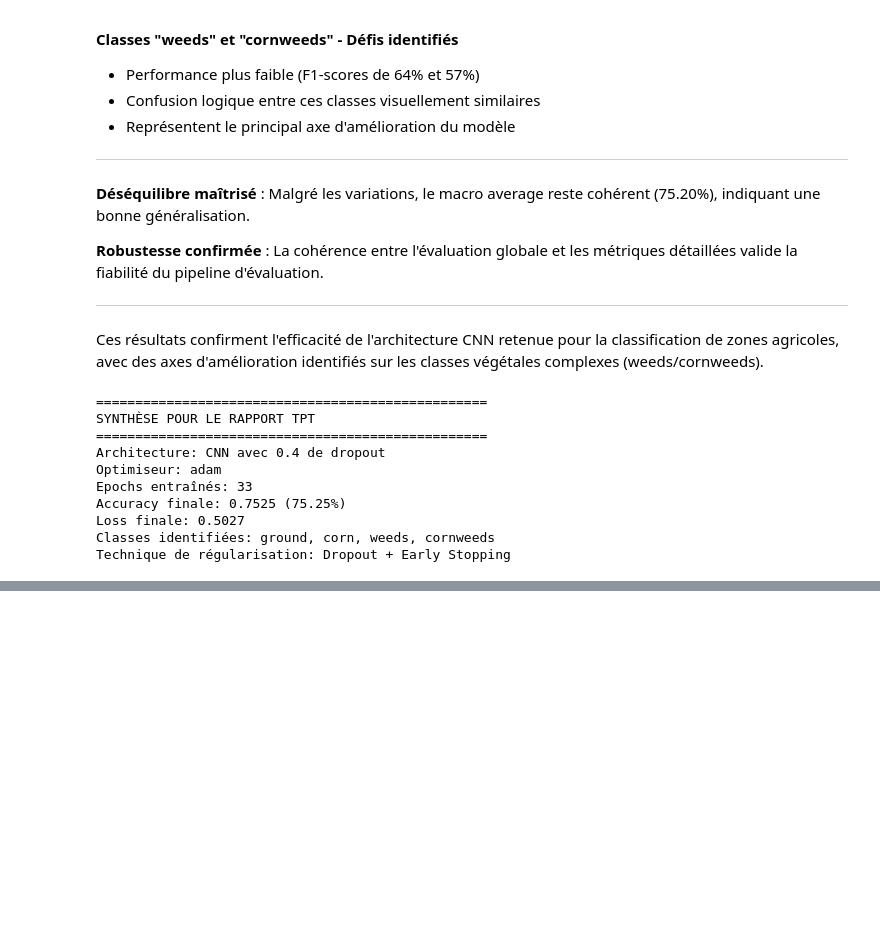
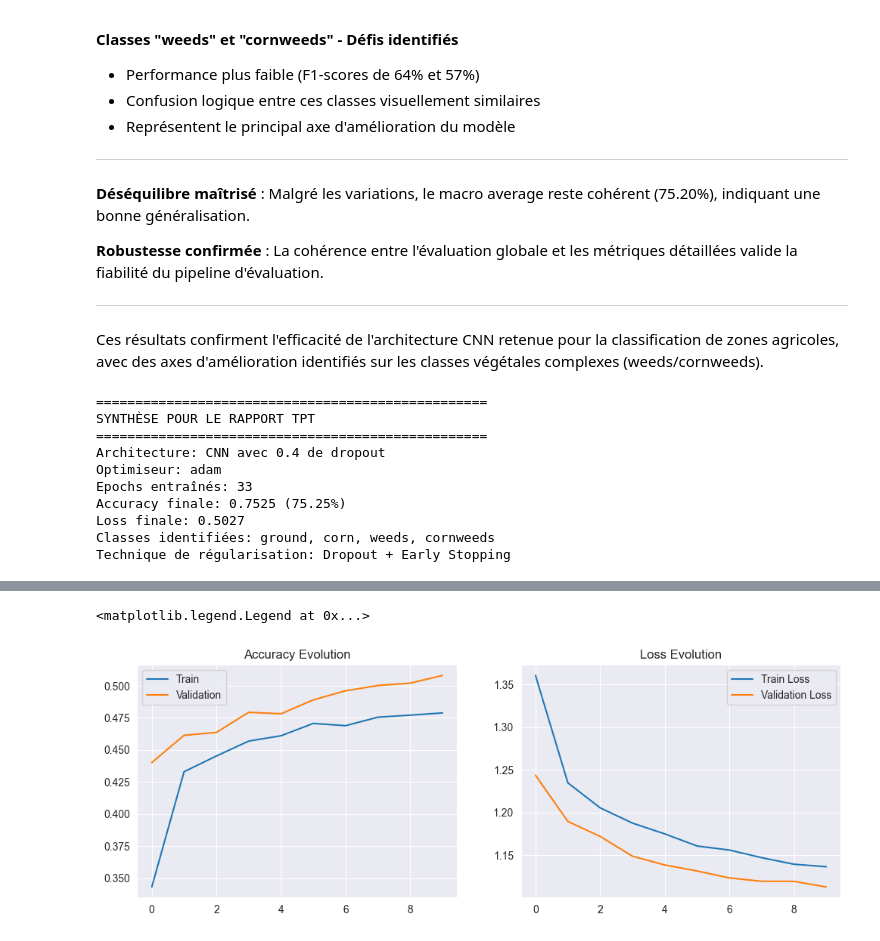
Before and after one commit to 2024-2025-estia-bihar/mesp2-laurent-sini, a Jupyter notebook: notebooks/EDA_Deep_Learning_I.ipynb, the cells around one changed output, grey strips where cells are left out. Drawn from its saved outputs; the diff is of its cells as text; code cells hidden in the pictures; blank space fills up the shorter version.

```diff
--- a/notebooks/EDA_Deep_Learning_I.ipynb
+++ b/notebooks/EDA_Deep_Learning_I.ipynb
@@ -533,0 +700,17 @@ Technique de régularisation: Dropout + Early Stopping
+# %%
+from tensorflow.keras.applications import ResNet50
+
+base_model_resnet50 = ResNet50(
+    weights='imagenet',
+    include_top=False,
+    input_shape=(64, 64, 3)  # ou 75x75 si tu préfères
+)
+base_model_resnet50.trainable = False
+
+model_resnet50 = tf.keras.Sequential([
+    base_model_resnet50,
+    tf.keras.layers.GlobalAveragePooling2D(),
+    tf.keras.layers.Dense(256, activation='relu'),
+    tf.keras.layers.Dropout(0.5),
+    tf.keras.layers.Dense(4)
+])
@@ -533,0 +720,12 @@ Technique de régularisation: Dropout + Early Stopping
+# %%
+model_resnet50.compile(
+    optimizer=tf.keras.optimizers.Adam(learning_rate=1e-4),
+    loss=tf.keras.losses.SparseCategoricalCrossentropy(from_logits=True),
+    metrics=['accuracy']
+)
+
+history_resnet50 = model_resnet50.fit(
+    train_dataset,
+    epochs=10,
+    validation_data=val_dataset
+)
@@ -533,0 +759,17 @@ Technique de régularisation: Dropout + Early Stopping
+# %%
+plt.figure(figsize=(12, 4))
+
+plt.subplot(1, 2, 1)
+plt.plot(history_resnet50.history['accuracy'], label='Train')
+plt.plot(history_resnet50.history['val_accuracy'], label='Validation')
+plt.title('Accuracy Evolution')
+plt.legend()
+
+plt.subplot(1, 2, 2)
+plt.plot(history_resnet50.history['loss'], label='Train Loss')
+plt.plot(history_resnet50.history['val_loss'], label='Validation Loss')
+plt.title('Loss Evolution')
+plt.legend()
+# %% [output]
+<matplotlib.legend.Legend at 0x...>
+[figure, added]
```
Also changed, not shown: parts of 20 cells of this notebook.
